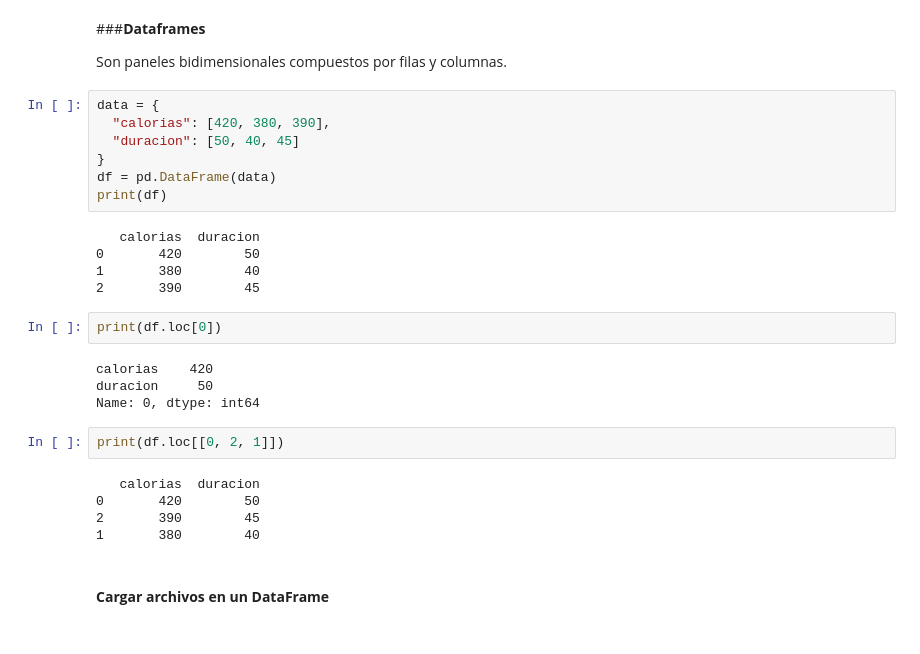
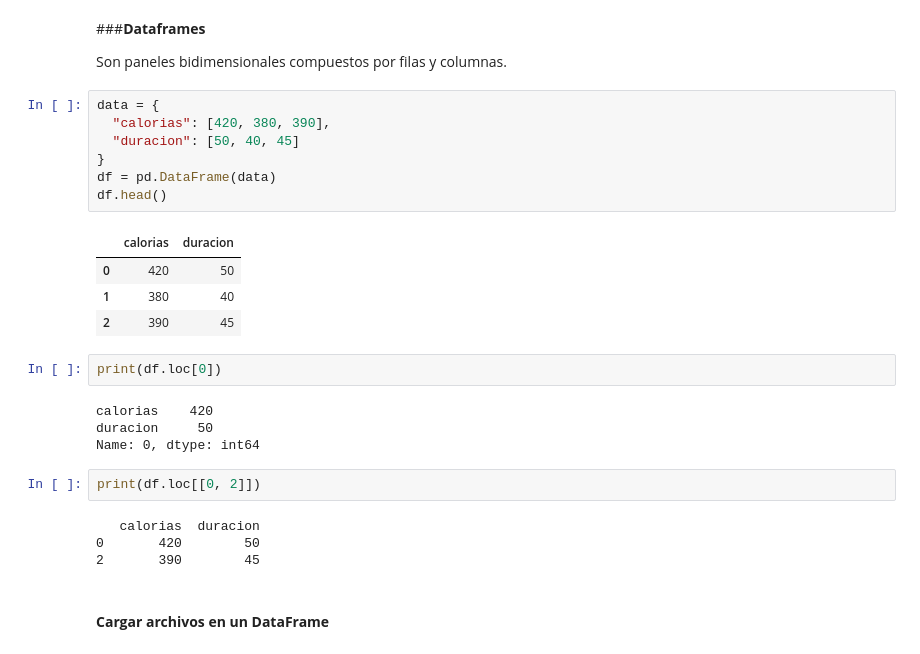
Before and after one commit to vgonzalezg0/TrabajoFinal_Ejemplo, a Jupyter notebook: Taller_08052024.ipynb, the cells around one changed output. Cells and saved outputs as stored; diff of their text form.

```diff
--- a/Taller_08052024.ipynb
+++ b/Taller_08052024.ipynb
@@ -50,15 +50,15 @@ Son paneles bidimensionales compuestos por filas y columnas.
 # %%
 data = {
   "calorias": [420, 380, 390],
   "duracion": [50, 40, 45]
 }
 df = pd.DataFrame(data)
-print(df)
+df.head()
 # %% [output]
-   calorias  duracion
-0       420        50
-1       380        40
-2       390        45
+|  | calorias | duracion |
+| 0 | 420 | 50 |
+| 1 | 380 | 40 |
+| 2 | 390 | 45 |
 # %%
 print(df.loc[0])
 # %% [output]
@@ -66,12 +66,11 @@ calorias    420
 duracion     50
 Name: 0, dtype: int64
 # %%
-print(df.loc[[0, 2, 1]])
+print(df.loc[[0, 2]])
 # %% [output]
    calorias  duracion
 0       420        50
 2       390        45
-1       380        40
 # %% [markdown]
 #### **Cargar archivos en un DataFrame**
 # %% [markdown]
```
Also changed, not shown: parts of 11 cells of this notebook.
